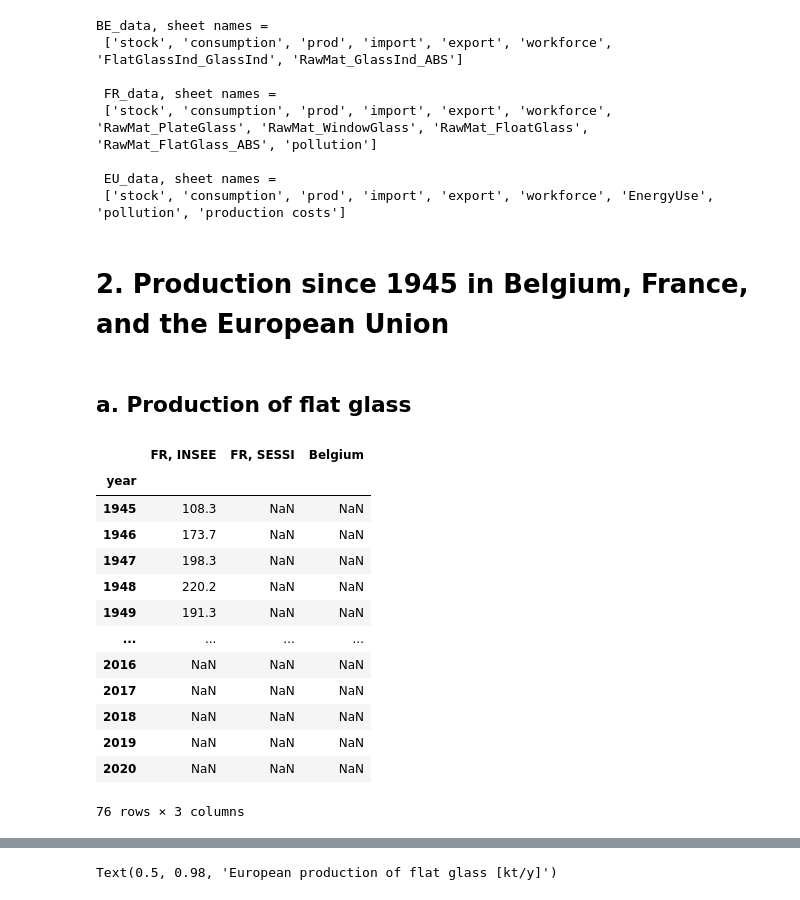
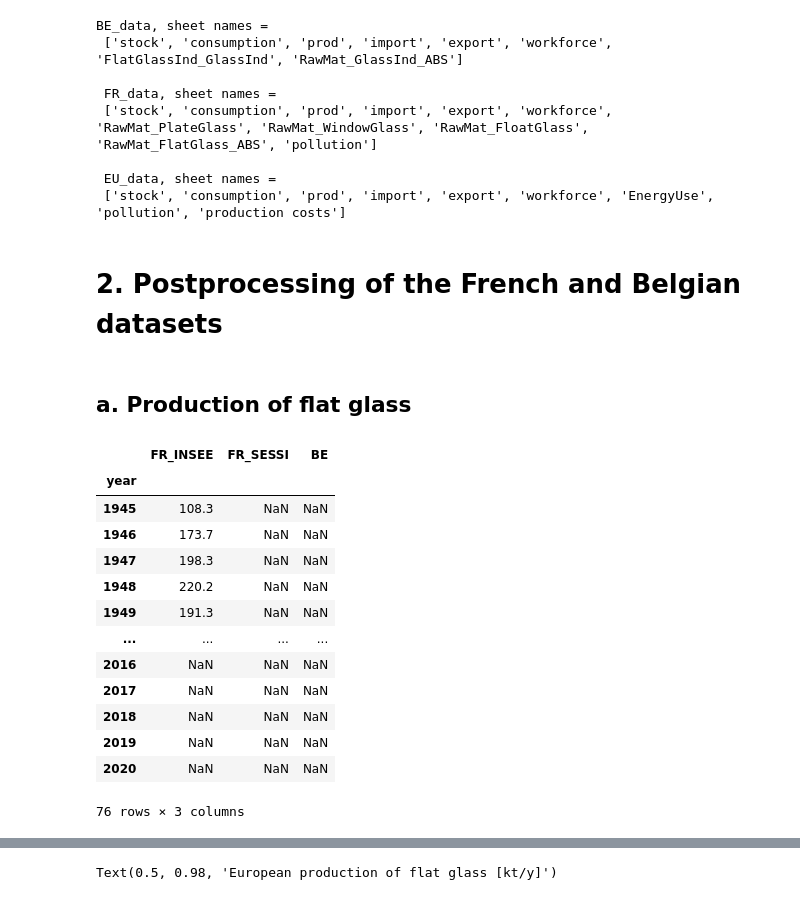
Before and after one commit to JeanSouv/01_MFA_GlassIndustry, a Jupyter notebook: MFA_FlatGlassIndustry.ipynb, the cells around one changed output, grey strips where cells are left out. Cells and saved outputs as stored; diff of their text form; code cells hidden in the pictures.

```diff
--- a/MFA_FlatGlassIndustry.ipynb
+++ b/MFA_FlatGlassIndustry.ipynb
@@ -48,28 +48,27 @@ BE_data, sheet names =
 
  EU_data, sheet names =
  ['stock', 'consumption', 'prod', 'import', 'export', 'workforce', 'EnergyUse', 'pollution', 'production costs']
-# %% [markdown]
-# 2. Production since 1945 in Belgium, France, and the European Union
+# %% [markdown]
+# 2. Postprocessing of the French and Belgian datasets
 # %% [markdown]
 ## a. Production of flat glass
 # %%
 #Creating a DataFrame only with production data
 FR_Prod = FR_data.parse('prod').set_index('year')
 BE_Prod = BE_data.parse('prod').set_index('year')
 
 #Creating a new DataFrame for Belgian and French flat glass production
+BE_FR_FlatGlassProd = FR_Prod[['flat glass INSEE, kt',
+                               'flat glass SESSI, kt']].copy()
+BE_FR_FlatGlassProd.rename(columns={'flat glass INSEE, kt':'FR_INSEE',
+                                    'flat glass SESSI, kt':'FR_SESSI'},
+                           inplace=True)
 
-BE_FR_Prod = FR_Prod[['flat glass INSEE, kt',
-                      'flat glass SESSI, kt']].copy()
-BE_FR_Prod.rename(columns={'flat glass INSEE, kt': 'FR, INSEE',
-                           'flat glass SESSI, kt': 'FR, SESSI'},
-                  inplace=True)
+BE_FR_FlatGlassProd['BE'] = BE_Prod['flat glass, kt']
 
-BE_FR_Prod['Belgium'] = BE_Prod['flat glass, kt']
-
-BE_FR_Prod
+BE_FR_FlatGlassProd
 # %% [output]
-|  | FR, INSEE | FR, SESSI | Belgium |
+|  | FR_INSEE | FR_SESSI | BE |
 | year |  |  |  |
 | 1945 | 108.3 | NaN | NaN |
 | 1946 | 173.7 | NaN | NaN |
```
Also changed, not shown: parts of 35 cells of this notebook, 3 other files.
